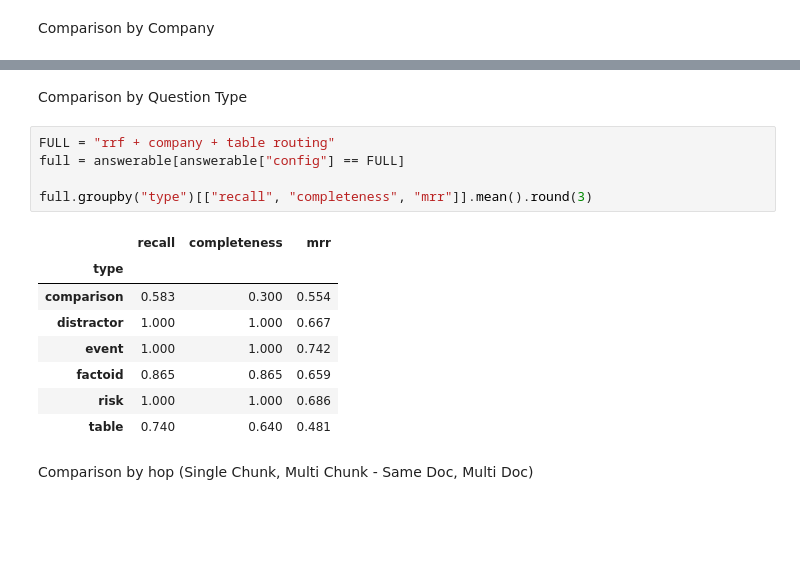
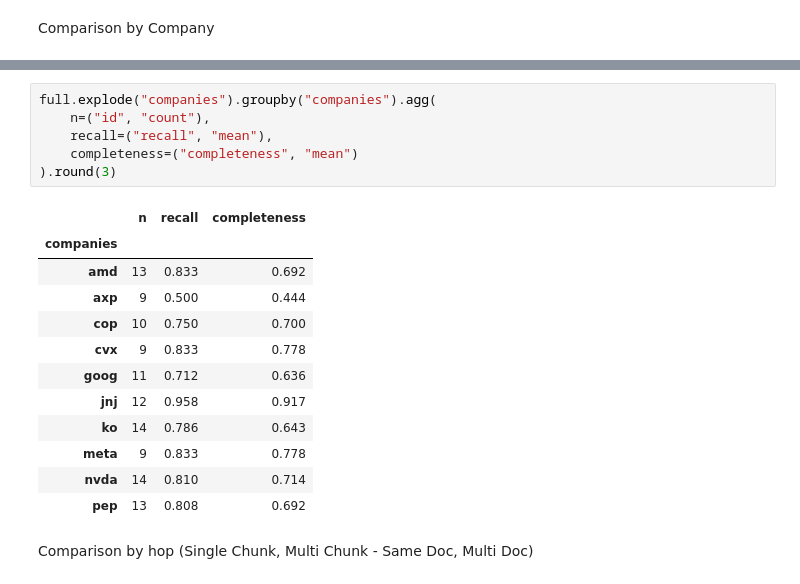
Before and after one commit to rsh-e/10k-rag-pipeline, a Jupyter notebook: src/eval_analysis.ipynb, the cells around one changed output, grey strips where cells are left out. Cells and saved outputs as stored; diff of their text form; blank space fills up the shorter version.

```diff
--- a/src/eval_analysis.ipynb
+++ b/src/eval_analysis.ipynb
@@ -48,19 +35,22 @@ full.explode("companies").groupby("companies")[["recall", "completeness"]].mean(
-# %% [markdown]
-Comparison by Question Type
-# %%
-FULL = "rrf + company + table routing"
-full = answerable[answerable["config"] == FULL]
-
-full.groupby("type")[["recall", "completeness", "mrr"]].mean().round(3)
-# %% [output]
-|  | recall | completeness | mrr |
-| type |  |  |  |
-| comparison | 0.583 | 0.300 | 0.554 |
-| distractor | 1.000 | 1.000 | 0.667 |
-| event | 1.000 | 1.000 | 0.742 |
-| factoid | 0.865 | 0.865 | 0.659 |
-| risk | 1.000 | 1.000 | 0.686 |
-| table | 0.740 | 0.640 | 0.481 |
+# %%
+full.explode("companies").groupby("companies").agg(
+    n=("id", "count"),
+    recall=("recall", "mean"),
+    completeness=("completeness", "mean")
+).round(3)
+# %% [output]
+|  | n | recall | completeness |
+| companies |  |  |  |
+| amd | 13 | 0.833 | 0.692 |
+| axp | 9 | 0.500 | 0.444 |
+| cop | 10 | 0.750 | 0.700 |
+| cvx | 9 | 0.833 | 0.778 |
+| goog | 11 | 0.712 | 0.636 |
+| jnj | 12 | 0.958 | 0.917 |
+| ko | 14 | 0.786 | 0.643 |
+| meta | 9 | 0.833 | 0.778 |
+| nvda | 14 | 0.810 | 0.714 |
+| pep | 13 | 0.808 | 0.692 |
 # %% [markdown]
 Comparison by hop (Single Chunk, Multi Chunk - Same Doc, Multi Doc)
 # %%
```
Also changed, not shown: parts of 7 cells of this notebook, 6 other files.
